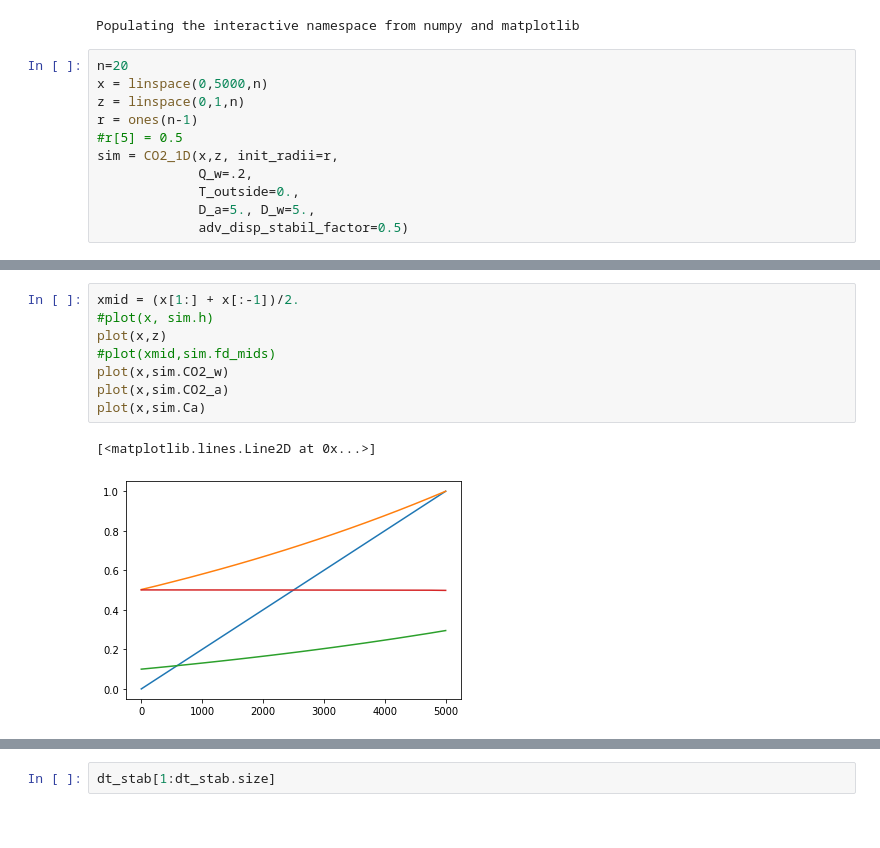
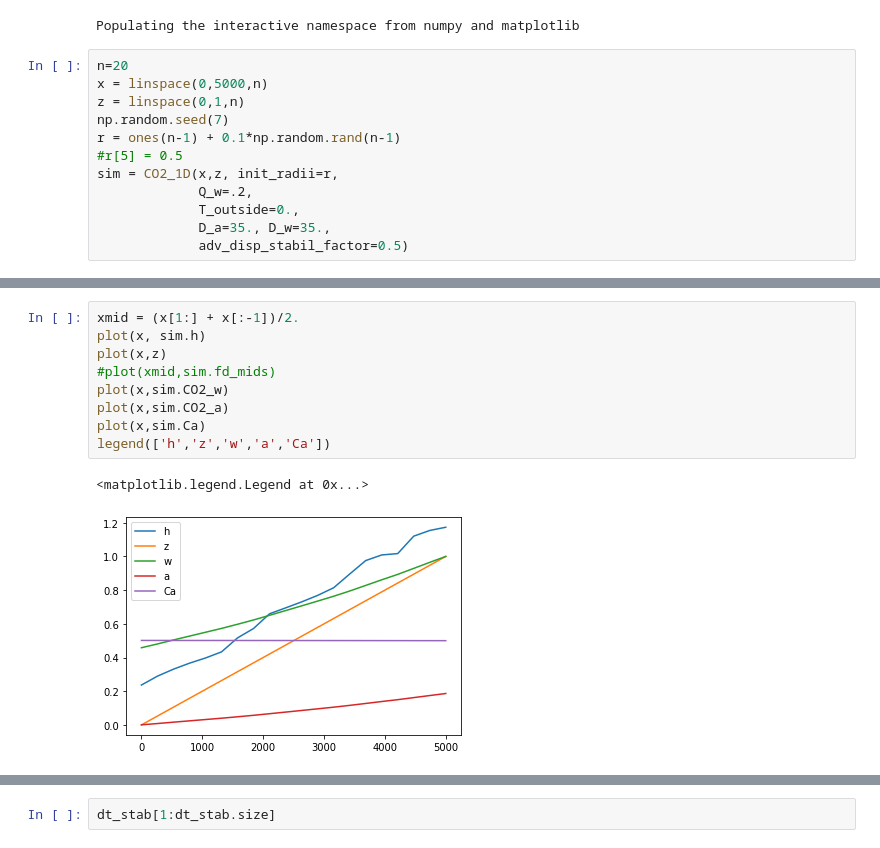
Before and after one commit to CovingtonResearchGroup/champ, a Jupyter notebook: CO2_1D_test.ipynb, the cells around one changed output, grey strips where cells are left out. Saved outputs shown, nothing was run; the diff lists cells and outputs as text.

```diff
--- a/CO2_1D_test.ipynb
+++ b/CO2_1D_test.ipynb
@@ -7,11 +7,12 @@ Populating the interactive namespace from numpy and matplotlib
 n=20
 x = linspace(0,5000,n)
 z = linspace(0,1,n)
-r = ones(n-1)
+np.random.seed(7)
+r = ones(n-1) + 0.1*np.random.rand(n-1)
 #r[5] = 0.5
 sim = CO2_1D(x,z, init_radii=r,
              Q_w=.2,
              T_outside=0.,
-             D_a=5., D_w=5.,
+             D_a=35., D_w=35.,
              adv_disp_stabil_factor=0.5)
 # %%
@@ -54,11 +55,12 @@ array([0.50084221, 0.50079062, 0.5007363 , 0.50067937, 0.50061501,
 # %%
 xmid = (x[1:] + x[:-1])/2.
-#plot(x, sim.h)
+plot(x, sim.h)
 plot(x,z)
 #plot(xmid,sim.fd_mids)
 plot(x,sim.CO2_w)
 plot(x,sim.CO2_a)
 plot(x,sim.Ca)
+legend(['h','z','w','a','Ca'])
 # %% [output]
-[<matplotlib.lines.Line2D at 0x...>]
+<matplotlib.legend.Legend at 0x...>
-[figure, old version]
+[figure, new version]
```
Also changed, not shown: parts of 7 cells of this notebook, 1 other file.
